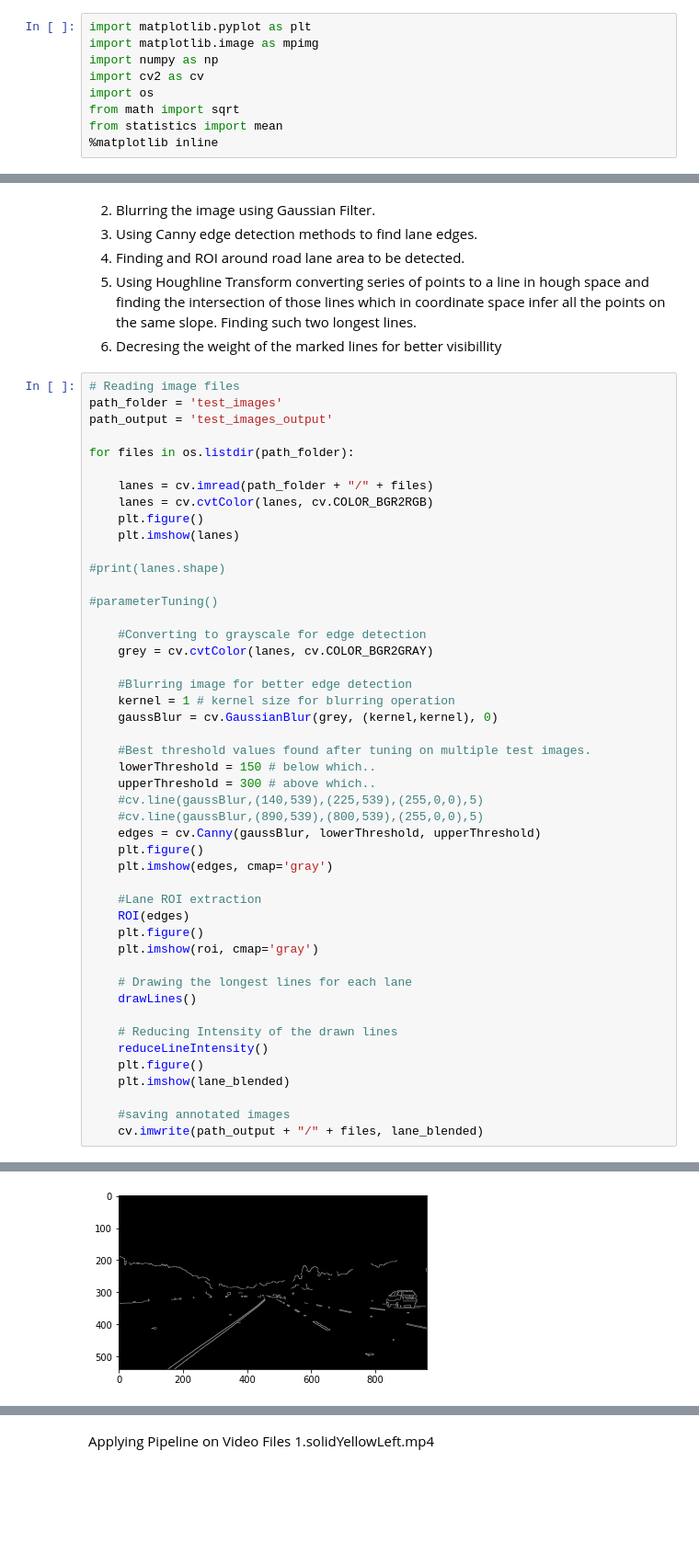
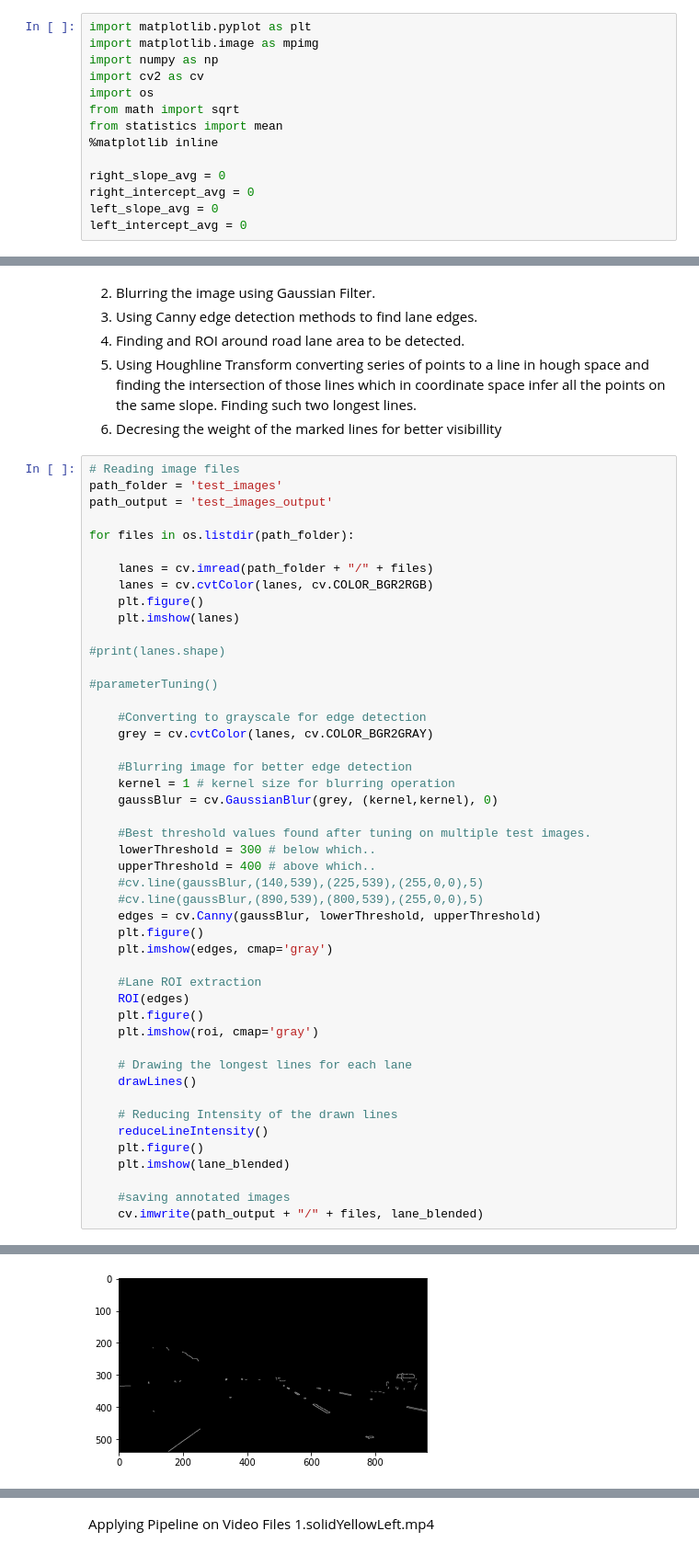
Before and after one commit to Charan-14/Lane-Finder, a Jupyter notebook: Lane_finder.ipynb, the cells around one changed output, grey strips where cells are left out. Shown at 92% size. Drawn from its saved outputs; the diff is of its cells as text; blank space fills up the shorter version.

Commit message:
Challenge completed final touching left

```diff
--- a/Lane_finder.ipynb
+++ b/Lane_finder.ipynb
@@ -9,6 +9,11 @@ import os
 from math import sqrt
 from statistics import mean
 %matplotlib inline
+
+right_slope_avg = 0
+right_intercept_avg = 0
+left_slope_avg = 0
+left_intercept_avg = 0
 # %% [markdown]
 Various Functions Used
 # %%
@@ -147,8 +188,8 @@ for files in os.listdir(path_folder):
     gaussBlur = cv.GaussianBlur(grey, (kernel,kernel), 0)
 
     #Best threshold values found after tuning on multiple test images.
-    lowerThreshold = 150 # below which..
-    upperThreshold = 300 # above which..
+    lowerThreshold = 300 # below which..
+    upperThreshold = 400 # above which..
     #cv.line(gaussBlur,(140,539),(225,539),(255,0,0),5)
     #cv.line(gaussBlur,(890,539),(800,539),(255,0,0),5)
     edges = cv.Canny(gaussBlur, lowerThreshold, upperThreshold)
@@ -174,2 +229,2 @@ for files in os.listdir(path_folder):
 [figure]
-[figure, old version]
+[figure, new version]
```
Also changed, not shown: parts of 3 cells of this notebook.
